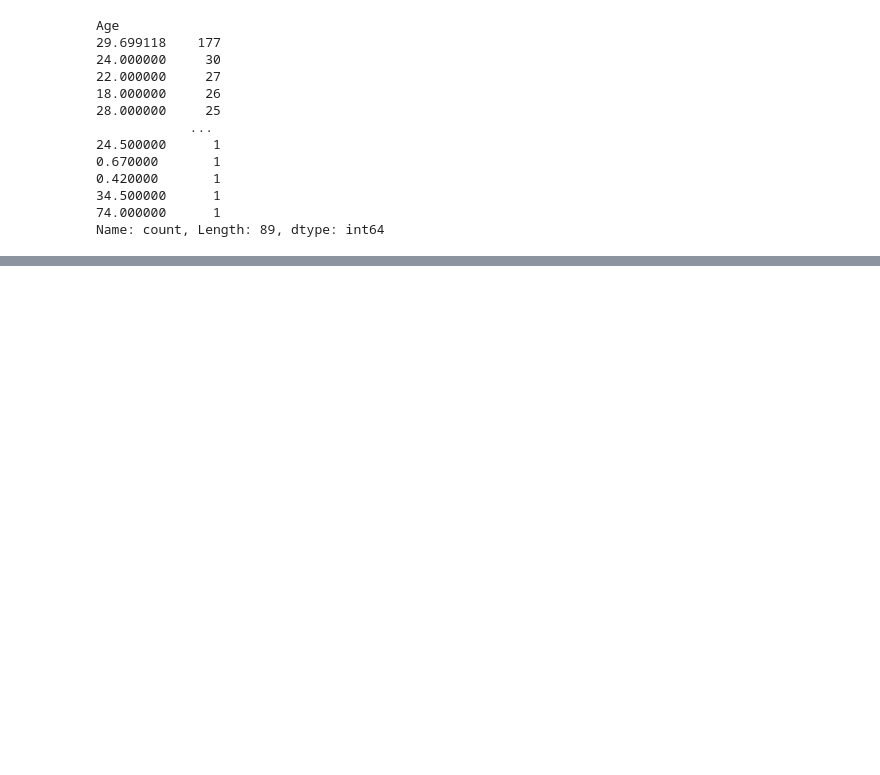
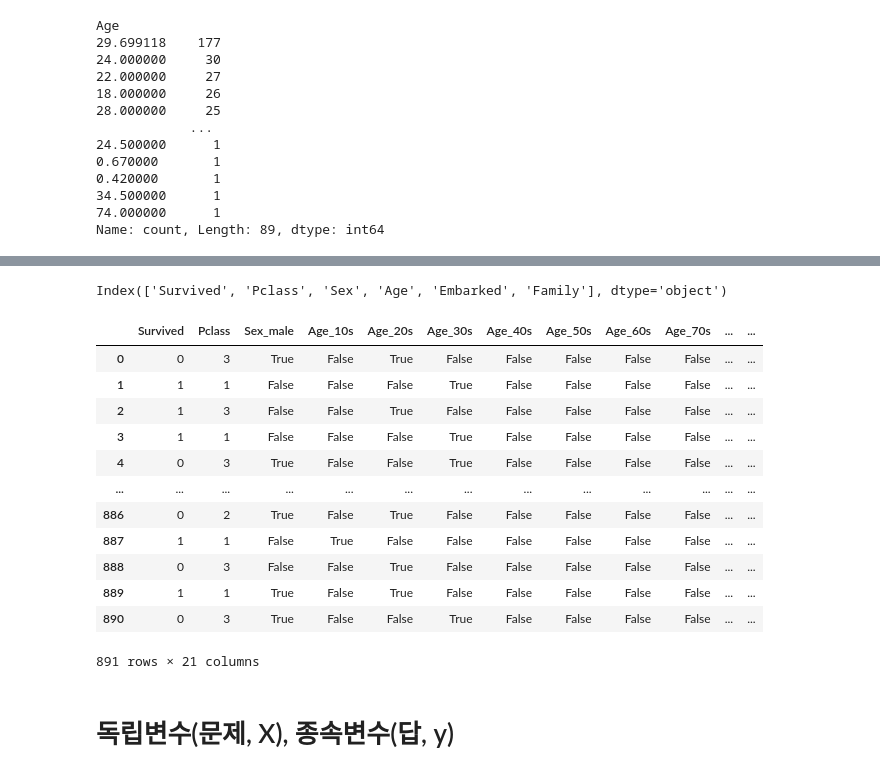
Before and after one commit to haram4th/finech, a Jupyter notebook: 05machine_learning/08지도학습_분류분석_의사결정나무.ipynb, the cells around one changed output, grey strips where cells are left out. Saved outputs shown, nothing was run; the diff lists cells and outputs as text; code cells hidden in the pictures; blank space fills up the shorter version.

```diff
--- a/05machine_learning/08지도학습_분류분석_의사결정나무.ipynb
+++ b/05machine_learning/08지도학습_분류분석_의사결정나무.ipynb
@@ -615,0 +628,3 @@ data[['Survived', 'Age']].groupby('Age').mean()
+# %%
+data['Family'] = data['SibSp'] + data['Parch']
+data
@@ -615,0 +645,3 @@ data[['Survived', 'Age']].groupby('Age').mean()
+# %%
+data = data.drop(['SibSp', 'Parch'], axis=1)
+data
@@ -615,0 +703,3 @@ data[['Survived', 'Age']].groupby('Age').mean()
+# %%
+data = data.drop('Fare', axis=1)
+data
@@ -615,0 +720,23 @@ data[['Survived', 'Age']].groupby('Age').mean()
+# %%
+data.columns
+# %% [output]
+Index(['Survived', 'Pclass', 'Sex', 'Age', 'Embarked', 'Family'], dtype='object')
+# %%
+data = pd.get_dummies(data, columns=['Sex', 'Age', 'Embarked', 'Family'], drop_first=True)
+data
+# %% [output]
+|  | Survived | Pclass | Sex_male | Age_10s | Age_20s | Age_30s | Age_40s | Age_50s | Age_60s | Age_70s | ... | ... |
+| 0 | 0 | 3 | True | False | True | False | False | False | False | False | ... | ... |
+| 1 | 1 | 1 | False | False | False | True | False | False | False | False | ... | ... |
+| 2 | 1 | 3 | False | False | True | False | False | False | False | False | ... | ... |
+| 3 | 1 | 1 | False | False | False | True | False | False | False | False | ... | ... |
+| 4 | 0 | 3 | True | False | False | True | False | False | False | False | ... | ... |
+| ... | ... | ... | ... | ... | ... | ... | ... | ... | ... | ... | ... | ... |
+| 886 | 0 | 2 | True | False | True | False | False | False | False | False | ... | ... |
+| 887 | 1 | 1 | False | True | False | False | False | False | False | False | ... | ... |
+| 888 | 0 | 3 | False | False | True | False | False | False | False | False | ... | ... |
+| 889 | 1 | 1 | True | False | True | False | False | False | False | False | ... | ... |
+| 890 | 0 | 3 | True | False | False | True | False | False | False | False | ... | ... |
+891 rows × 21 columns
+# %% [markdown]
+# 독립변수(문제, X), 종속변수(답, y)
```
Also changed, not shown: parts of 26 cells of this notebook, 2 other files.
